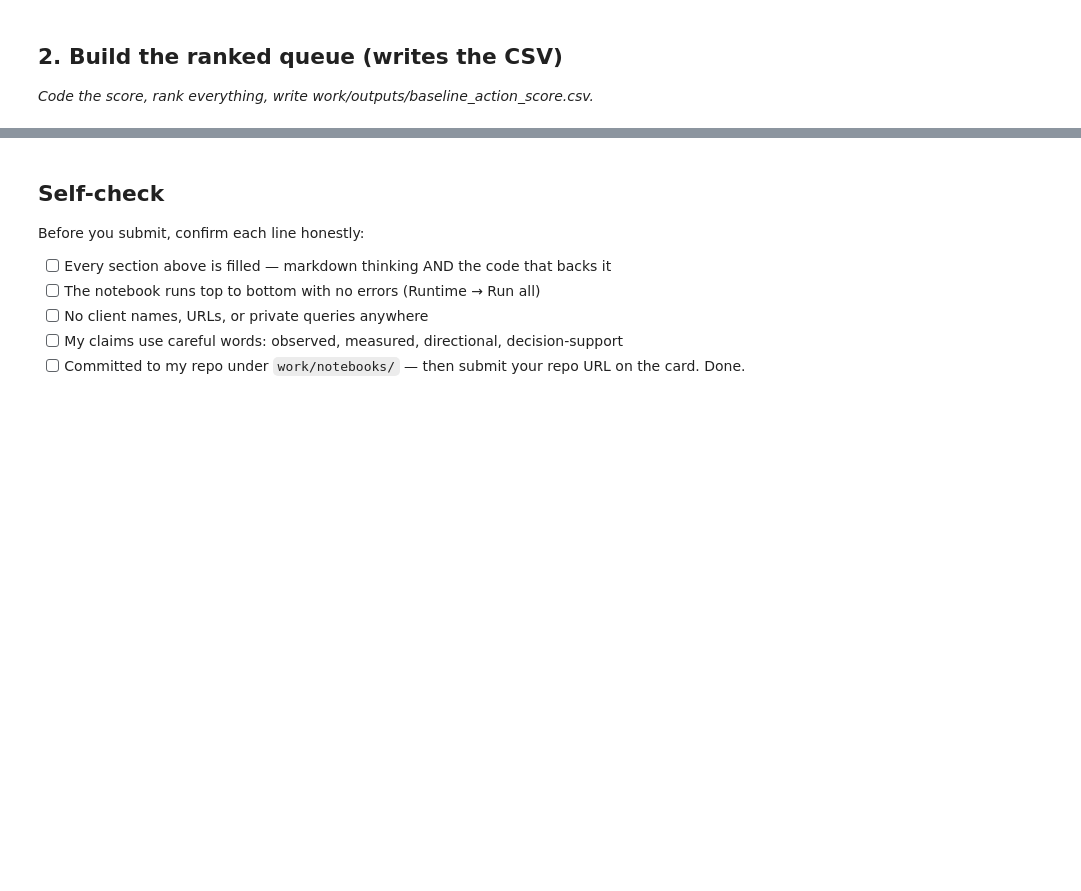
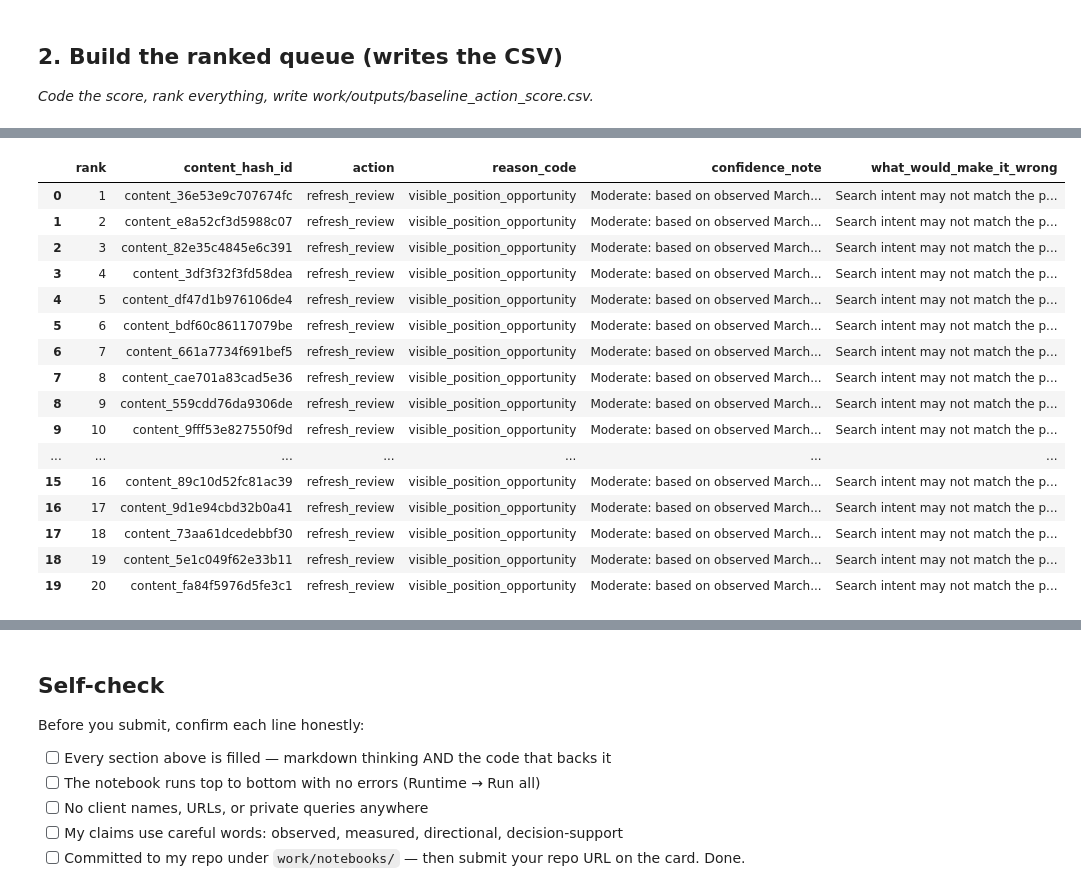
Before and after one commit to faheem-danish/internship-starter-1, a Jupyter notebook: work/notebooks/w04_baseline_score.ipynb, the cells around one changed output, grey strips where cells are left out. Saved outputs shown, nothing was run; the diff lists cells and outputs as text; code cells hidden in the pictures; blank space fills up the shorter version.

```diff
--- a/work/notebooks/w04_baseline_score.ipynb
+++ b/work/notebooks/w04_baseline_score.ipynb
@@ -20,3 +323,46 @@ This skeleton is yours to fill. Work the sections **in order** — each one has
+# %%
+top20 = queue.head(20).copy()
+
+top20["confidence_note"] = (
+    "Moderate: based on observed March search performance; "
+    "human review is required."
+)
+
+top20["what_would_make_it_wrong"] = (
+    "Search intent may not match the page, or the page may have "
+    "business/content constraints that make a refresh inappropriate."
+)
+
+display(
+    top20[
+        [
+            "rank",
+            "content_hash_id",
+            "action",
+            "reason_code",
+            "confidence_note",
+            "what_would_make_it_wrong"
+        ]
+    ]
+)
+# %% [output]
+|  | rank | content_hash_id | action | reason_code | confidence_note | what_would_make_it_wrong |
+| 0 | 1 | content_36e53e9c707674fc | refresh_review | visible_position_opportunity | Moderate: based on observed March... | Search intent may not match the p... |
+| 1 | 2 | content_e8a52cf3d5988c07 | refresh_review | visible_position_opportunity | Moderate: based on observed March... | Search intent may not match the p... |
+| 2 | 3 | content_82e35c4845e6c391 | refresh_review | visible_position_opportunity | Moderate: based on observed March... | Search intent may not match the p... |
+| 3 | 4 | content_3df3f32f3fd58dea | refresh_review | visible_position_opportunity | Moderate: based on observed March... | Search intent may not match the p... |
+| 4 | 5 | content_df47d1b976106de4 | refresh_review | visible_position_opportunity | Moderate: based on observed March... | Search intent may not match the p... |
+| 5 | 6 | content_bdf60c86117079be | refresh_review | visible_position_opportunity | Moderate: based on observed March... | Search intent may not match the p... |
+| 6 | 7 | content_661a7734f691bef5 | refresh_review | visible_position_opportunity | Moderate: based on observed March... | Search intent may not match the p... |
+| 7 | 8 | content_cae701a83cad5e36 | refresh_review | visible_position_opportunity | Moderate: based on observed March... | Search intent may not match the p... |
+| 8 | 9 | content_559cdd76da9306de | refresh_review | visible_position_opportunity | Moderate: based on observed March... | Search intent may not match the p... |
+| 9 | 10 | content_9fff53e827550f9d | refresh_review | visible_position_opportunity | Moderate: based on observed March... | Search intent may not match the p... |
+| ... | ... | ... | ... | ... | ... | ... |
+| 15 | 16 | content_89c10d52fc81ac39 | refresh_review | visible_position_opportunity | Moderate: based on observed March... | Search intent may not match the p... |
+| 16 | 17 | content_9d1e94cbd32b0a41 | refresh_review | visible_position_opportunity | Moderate: based on observed March... | Search intent may not match the p... |
+| 17 | 18 | content_73aa61dcedebbf30 | refresh_review | visible_position_opportunity | Moderate: based on observed March... | Search intent may not match the p... |
+| 18 | 19 | content_5e1c049f62e33b11 | refresh_review | visible_position_opportunity | Moderate: based on observed March... | Search intent may not match the p... |
+| 19 | 20 | content_fa84f5976d5fe3c1 | refresh_review | visible_position_opportunity | Moderate: based on observed March... | Search intent may not match the p... |
 # %%
 # This cell is for CODE (numbers, a query, a check).
 # Write your text answer in the cell ABOVE this one — typing sentences here breaks Run All.
```
Also changed, not shown: parts of 19 cells of this notebook.
